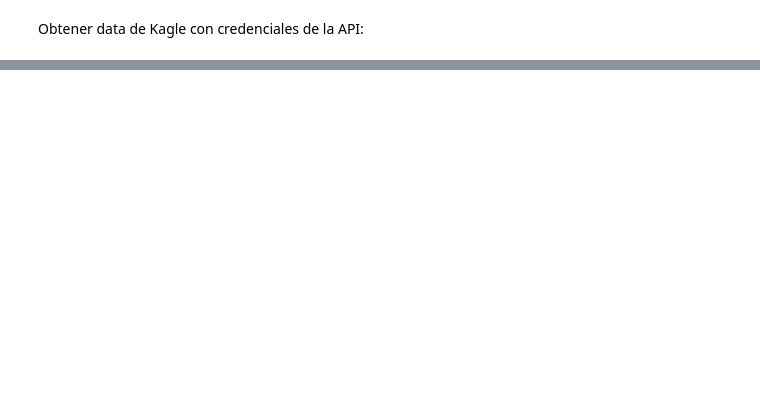
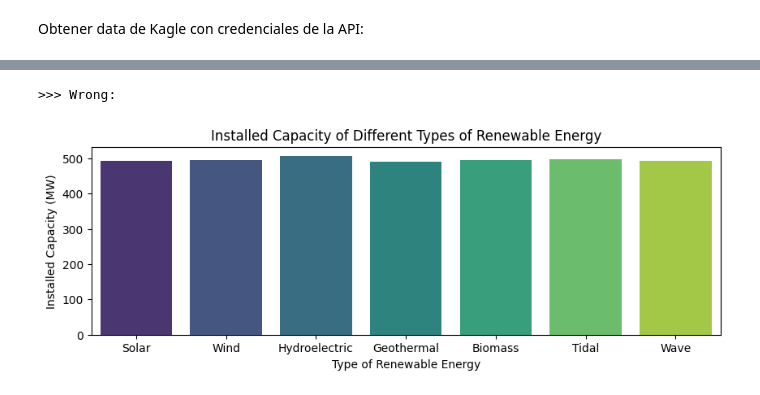
Before and after one commit to DanielCamacho7091/data_analytics, a Jupyter notebook: data_viz.ipynb, the cells around one changed output, grey strips where cells are left out. Saved outputs shown, nothing was run; the diff lists cells and outputs as text; code cells hidden in the pictures; blank space fills up the shorter version.

```diff
--- a/data_viz.ipynb
+++ b/data_viz.ipynb
@@ -37,0 +60,3 @@ Importar data
+# %%
+df = pd.read_csv('data/energy_dataset_.csv')
+print('Dimensiones del dataframe:', df.shape)
@@ -37,0 +83,12 @@ Importar data
+# %%
+plt.figure(figsize=(10, 3))
+sns.barplot(x='Type_of_Renewable_Energy', y='Installed_Capacity_MW', data=df, ci=None, palette='viridis')
+plt.title('Installed Capacity of Different Types of Renewable Energy')
+plt.xlabel('Type of Renewable Energy')
+plt.ylabel('Installed Capacity (MW)')
+plt.xticks(ticks=[0, 1, 2, 3, 4, 5, 6], labels=['Solar', 'Wind', 'Hydroelectric', 'Geothermal', 'Biomass', 'Tidal', 'Wave'])
+print('\n>>> Wrong:')
+plt.show()
+# %% [output]
+>>> Wrong:
+[figure, added]
```
Also changed, not shown: parts of 11 cells of this notebook, 2 other files.
